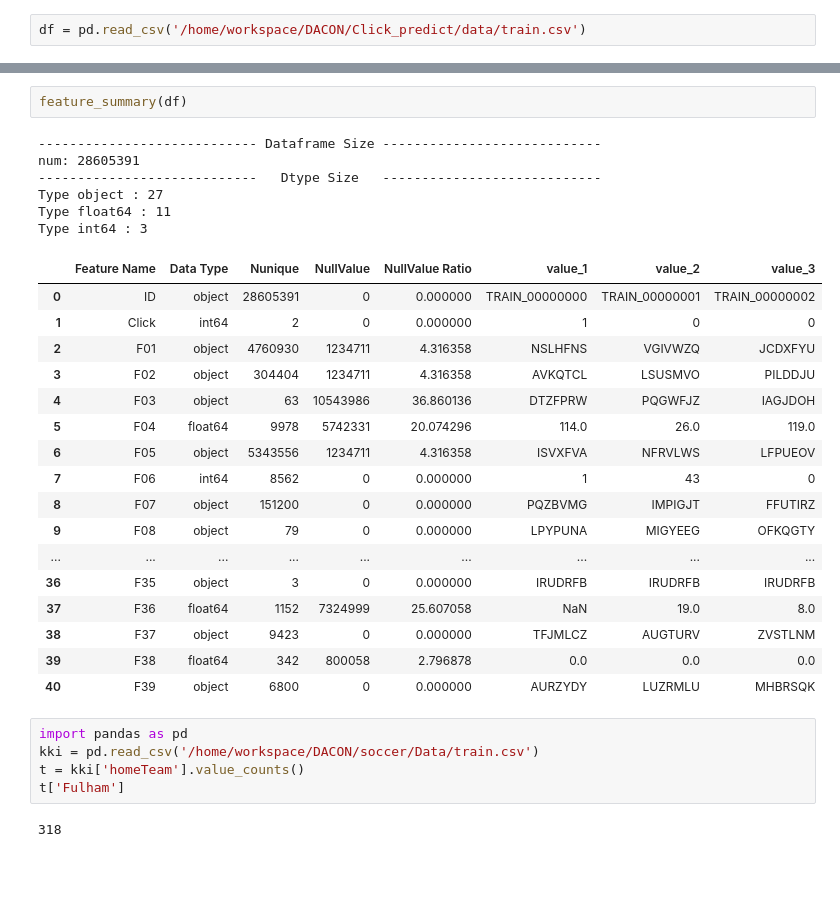
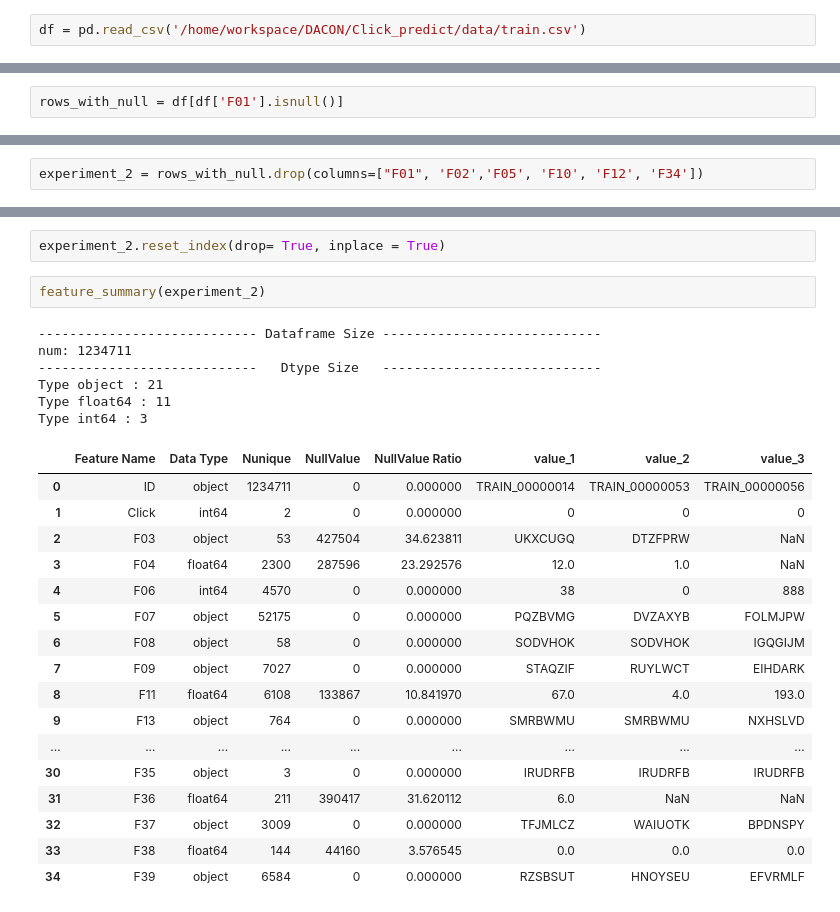
Before and after one commit to Hyeon-kki/DACON, a Jupyter notebook: Click_predict/EDA/EDA_v2.ipynb, the cells around one changed output, grey strips where cells are left out. Drawn from its saved outputs; the diff is of its cells as text; blank space fills up the shorter version.

```diff
--- a/Click_predict/EDA/EDA_v2.ipynb
+++ b/Click_predict/EDA/EDA_v2.ipynb
@@ -27,0 +38,2 @@ df = pd.read_csv('/home/workspace/DACON/Click_predict/data/train.csv')
+# %%
+rows_with_null = df[df['F01'].isnull()]
@@ -27,0 +71,2 @@ df = pd.read_csv('/home/workspace/DACON/Click_predict/data/train.csv')
+# %%
+experiment_2 = rows_with_null.drop(columns=["F01", 'F02','F05', 'F10', 'F12', 'F34'])
@@ -28,33 +89,28 @@ df = pd.read_csv('/home/workspace/DACON/Click_predict/data/train.csv')
+# %%
+experiment_2.reset_index(drop= True, inplace = True)
 # %%
-feature_summary(df)
+feature_summary(experiment_2)
 # %% [output]
 ---------------------------- Dataframe Size ----------------------------
-num: 28605391
+num: 1234711
 ----------------------------   Dtype Size   ----------------------------
-Type object : 27
+Type object : 21
 Type float64 : 11
 Type int64 : 3
 |  | Feature Name | Data Type | Nunique | NullValue | NullValue Ratio | value_1 | value_2 | value_3 |
-| 0 | ID | object | 28605391 | 0 | 0.000000 | TRAIN_00000000 | TRAIN_00000001 | TRAIN_00000002 |
-| 1 | Click | int64 | 2 | 0 | 0.000000 | 1 | 0 | 0 |
-| 2 | F01 | object | 4760930 | 1234711 | 4.316358 | NSLHFNS | VGIVWZQ | JCDXFYU |
-| 3 | F02 | object | 304404 | 1234711 | 4.316358 | AVKQTCL | LSUSMVO | PILDDJU |
-| 4 | F03 | object | 63 | 10543986 | 36.860136 | DTZFPRW | PQGWFJZ | IAGJDOH |
-| 5 | F04 | float64 | 9978 | 5742331 | 20.074296 | 114.0 | 26.0 | 119.0 |
-| 6 | F05 | object | 5343556 | 1234711 | 4.316358 | ISVXFVA | NFRVLWS | LFPUEOV |
-| 7 | F06 | int64 | 8562 | 0 | 0.000000 | 1 | 43 | 0 |
-| 8 | F07 | object | 151200 | 0 | 0.000000 | PQZBVMG | IMPIGJT | FFUTIRZ |
-| 9 | F08 | object | 79 | 0 | 0.000000 | LPYPUNA | MIGYEEG | OFKQGTY |
+| 0 | ID | object | 1234711 | 0 | 0.000000 | TRAIN_00000014 | TRAIN_00000053 | TRAIN_00000056 |
+| 1 | Click | int64 | 2 | 0 | 0.000000 | 0 | 0 | 0 |
+| 2 | F03 | object | 53 | 427504 | 34.623811 | UKXCUGQ | DTZFPRW | NaN |
+| 3 | F04 | float64 | 2300 | 287596 | 23.292576 | 12.0 | 1.0 | NaN |
+| 4 | F06 | int64 | 4570 | 0 | 0.000000 | 38 | 0 | 888 |
+| 5 | F07 | object | 52175 | 0 | 0.000000 | PQZBVMG | DVZAXYB | FOLMJPW |
+| 6 | F08 | object | 58 | 0 | 0.000000 | SODVHOK | SODVHOK | IGQGIJM |
+| 7 | F09 | object | 7027 | 0 | 0.000000 | STAQZIF | RUYLWCT | EIHDARK |
+| 8 | F11 | float64 | 6108 | 133867 | 10.841970 | 67.0 | 4.0 | 193.0 |
+| 9 | F13 | object | 764 | 0 | 0.000000 | SMRBWMU | SMRBWMU | NXHSLVD |
 | ... | ... | ... | ... | ... | ... | ... | ... | ... |
-| 36 | F35 | object | 3 | 0 | 0.000000 | IRUDRFB | IRUDRFB | IRUDRFB |
-| 37 | F36 | float64 | 1152 | 7324999 | 25.607058 | NaN | 19.0 | 8.0 |
-| 38 | F37 | object | 9423 | 0 | 0.000000 | TFJMLCZ | AUGTURV | ZVSTLNM |
-| 39 | F38 | float64 | 342 | 800058 | 2.796878 | 0.0 | 0.0 | 0.0 |
-| 40 | F39 | object | 6800 | 0 | 0.000000 | AURZYDY | LUZRMLU | MHBRSQK |
+| 30 | F35 | object | 3 | 0 | 0.000000 | IRUDRFB | IRUDRFB | IRUDRFB |
+| 31 | F36 | float64 | 211 | 390417 | 31.620112 | 6.0 | NaN | NaN |
+| 32 | F37 | object | 3009 | 0 | 0.000000 | TFJMLCZ | WAIUOTK | BPDNSPY |
+| 33 | F38 | float64 | 144 | 44160 | 3.576545 | 0.0 | 0.0 | 0.0 |
+| 34 | F39 | object | 6584 | 0 | 0.000000 | RZSBSUT | HNOYSEU | EFVRMLF |
-# %%
-import pandas as pd
-kki = pd.read_csv('/home/workspace/DACON/soccer/Data/train.csv')
-t = kki['homeTeam'].value_counts()
-t['Fulham']
-# %% [output]
-318
```
Also changed, not shown: parts of 8 cells of this notebook, 13 other files.
